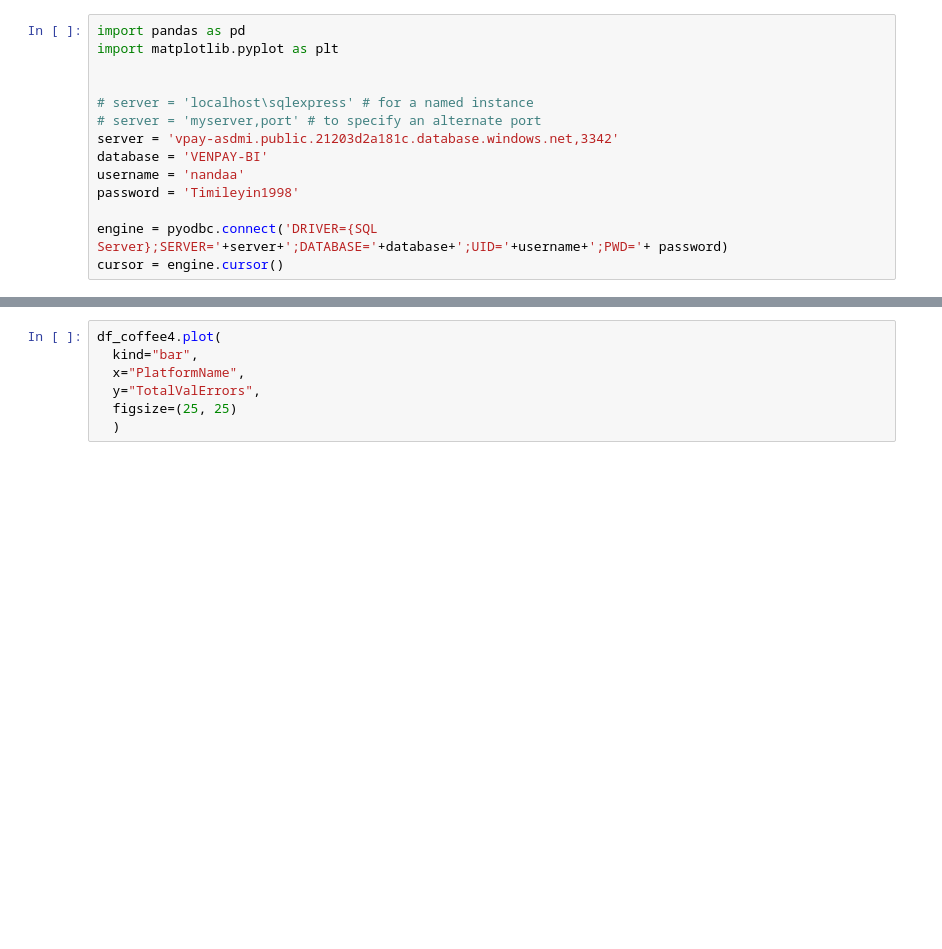
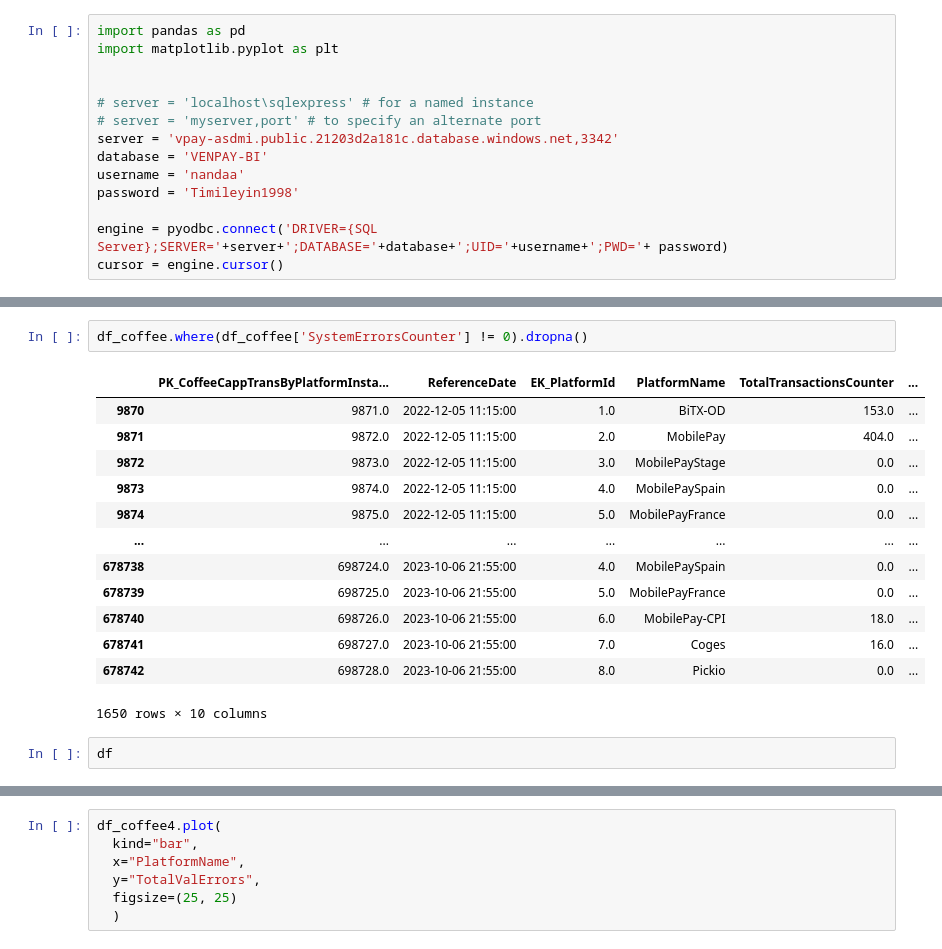
Before and after one commit to AdebanjiAdelowo/MachineLearningVENPAYBI, a Jupyter notebook: DataAnalysis_VenPayBICoffeeCappTransByPlatformInstantKpis.ipynb, the cells around one changed output, grey strips where cells are left out. Cells and saved outputs as stored; diff of their text form; blank space fills up the shorter version.

```diff
--- a/DataAnalysis_VenPayBICoffeeCappTransByPlatformInstantKpis.ipynb
+++ b/DataAnalysis_VenPayBICoffeeCappTransByPlatformInstantKpis.ipynb
@@ -38,3 +68,21 @@ cursor = engine.cursor()
+# %%
+df_coffee.where(df_coffee['SystemErrorsCounter'] != 0).dropna()
+# %% [output]
+|  | PK_CoffeeCappTransByPlatformInsta... | ReferenceDate | EK_PlatformId | PlatformName | TotalTransactionsCounter | ... |
+| 9870 | 9871.0 | 2022-12-05 11:15:00 | 1.0 | BiTX-OD | 153.0 | ... |
+| 9871 | 9872.0 | 2022-12-05 11:15:00 | 2.0 | MobilePay | 404.0 | ... |
+| 9872 | 9873.0 | 2022-12-05 11:15:00 | 3.0 | MobilePayStage | 0.0 | ... |
+| 9873 | 9874.0 | 2022-12-05 11:15:00 | 4.0 | MobilePaySpain | 0.0 | ... |
+| 9874 | 9875.0 | 2022-12-05 11:15:00 | 5.0 | MobilePayFrance | 0.0 | ... |
+| ... | ... | ... | ... | ... | ... | ... |
+| 678738 | 698724.0 | 2023-10-06 21:55:00 | 4.0 | MobilePaySpain | 0.0 | ... |
+| 678739 | 698725.0 | 2023-10-06 21:55:00 | 5.0 | MobilePayFrance | 0.0 | ... |
+| 678740 | 698726.0 | 2023-10-06 21:55:00 | 6.0 | MobilePay-CPI | 18.0 | ... |
+| 678741 | 698727.0 | 2023-10-06 21:55:00 | 7.0 | Coges | 16.0 | ... |
+| 678742 | 698728.0 | 2023-10-06 21:55:00 | 8.0 | Pickio | 0.0 | ... |
+1650 rows × 10 columns
+# %%
+df
 # %%
 query = """
         SELECT PlatformName, SUM(TotalTransactionsCounter) AS TotalTrans1,
```
Also changed, not shown: parts of 8 cells of this notebook, 13 other files.
